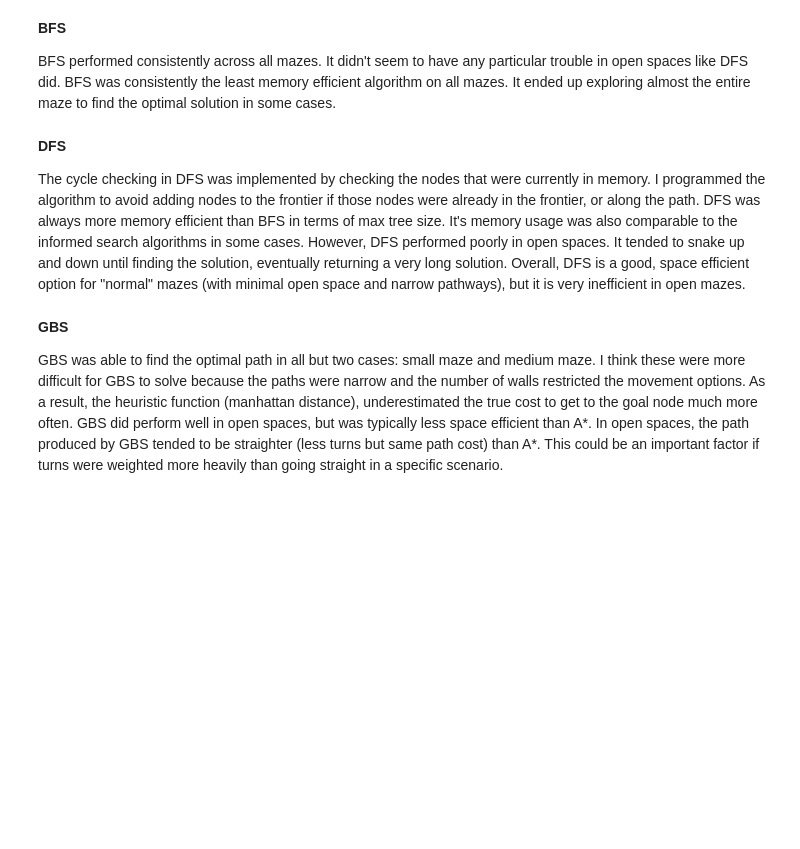
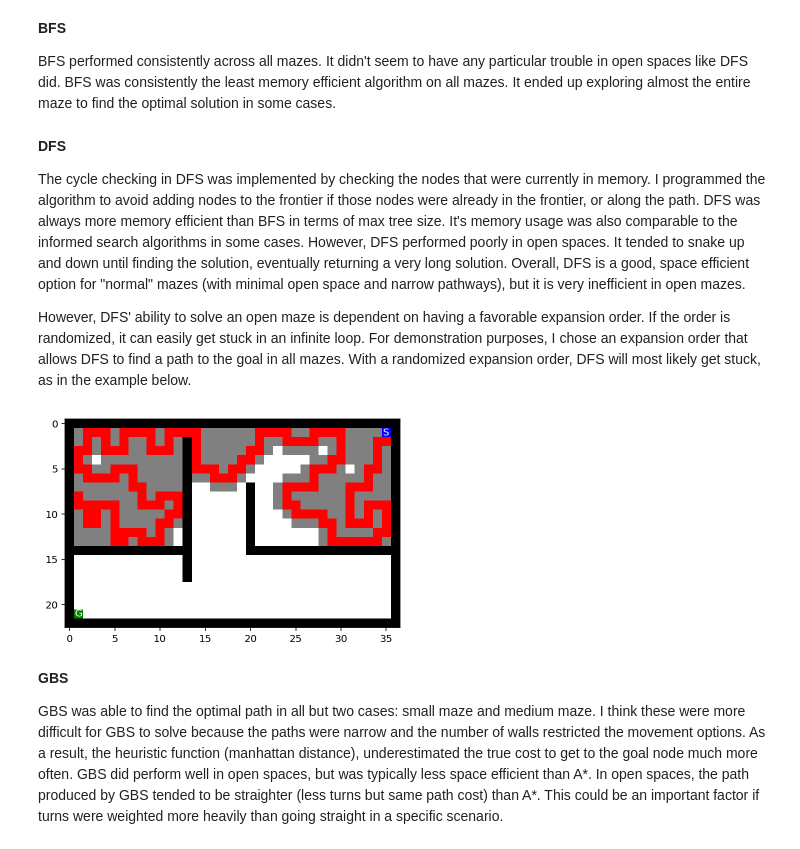
Before and after one commit to ZechWolf/CS7320-AI, a Jupyter notebook: Search/Maze.ipynb, the cells around one changed output. Cells and saved outputs as stored; diff of their text form; code cells hidden in the pictures; blank space fills up the shorter version.

```diff
--- a/Search/Maze.ipynb
+++ b/Search/Maze.ipynb
@@ -264,7 +274,9 @@ __Notes:__
 # %% [markdown]
 #### Helper functions - expand and mark
 # %%
-def expand(node, maze):
+import numpy as np
+
+def expand(node, maze, randomized = False):
     """Returns the reachable children of the given node
     Used in all search functions"""
 
@@ -272,7 +284,10 @@ def expand(node, maze):
     y = node.pos[1]
     children = list()
 
-    for i in [(0, 1, "E"), (0, -1, "W"), (1, 0, "S"), (-1, 0, "N")]: #list of tuples represents how to add to get to a new position in the given direction
+    expOrder = [(0, 1, "E"), (0, -1, "W"), (1, 0, "S"), (-1, 0, "N")]
+    if randomized: np.random.shuffle(expOrder)
+
+    for i in expOrder: #list of tuples represents how to add to get to a new position in the given direction
         newPos = (x + i[0], y + i[1])
         if look(maze, newPos) != "X":
             children.append(Node(newPos, node, i[2], 0))
@@ -398,7 +414,7 @@ test = bfs(maze, True)
 # %% [markdown]
 #### DFS implementation
 # %%
-def dfs(maze, debug = False, showSteps = False):
+def dfs(maze, debug = False, showSteps = False, randomExpand = False):
     if debug: mazeCp = np.copy(maze) #copy of the maze string for visualizations
 
     #Initialize root node at starting position of maze and get goal node
@@ -415,10 +431,14 @@ def dfs(maze, debug = False, showSteps = False):
     treeDepth = 0
     treeSize = 1
 
+    iteration = 0
     while not frontier.empty():
+        iteration += 1
+        if iteration > 100000 and randomExpand: break
+
         node = frontier.pop() #pop next node from the frontier
         nodesExpanded += 1
-        for n in expand(node, maze):
+        for n in expand(node, maze, randomExpand):
             if n.pos == goalPos:
                 p = n.get_path_from_root()
                 if debug:
@@ -443,7 +463,13 @@ def dfs(maze, debug = False, showSteps = False):
 
             if debug and look(maze, n.pos) not in ["S", "G"]: mark(mazeCp, n, ".")
 
-    return None #failure
+    p = n.get_path_from_root()
+    if debug:
+
+        for x in p[1:len(p)-1]: #mark the path excluding S and G nodes
+            mark(mazeCp, x, "P")
+        show_maze(mazeCp)
+    return ["Incomplete", nodesExpanded, treeDepth, treeSize, maxFrontier]
 
 test = dfs(maze, True)
 # %% [output]
@@ -816,6 +842,12 @@ BFS performed consistently across all mazes. It didn't seem to have any particul
 __DFS__
 
 The cycle checking in DFS was implemented by checking the nodes that were currently in memory. I programmed the algorithm to avoid adding nodes to the frontier if those nodes were already in the frontier, or along the path. DFS was always more memory efficient than BFS in terms of max tree size. It's memory usage was also comparable to the informed search algorithms in some cases. However, DFS performed poorly in open spaces. It tended to snake up and down until finding the solution, eventually returning a very long solution. Overall, DFS is a good, space efficient option for "normal" mazes (with minimal open space and narrow pathways), but it is very inefficient in open mazes.
+
+However, DFS' ability to solve an open maze is dependent on having a favorable expansion order. If the order is randomized, it can easily get stuck in an infinite loop. For demonstration purposes, I chose an expansion order that allows DFS to find a path to the goal in all mazes. With a randomized expansion order, DFS will most likely get stuck, as in the example below.
+# %%
+test = dfs(maze, True, False, True)
+# %% [output]
+[figure, added]
 # %% [markdown]
 __GBS__
 
```
Also changed, not shown: parts of 9 cells of this notebook, 1 other file.
